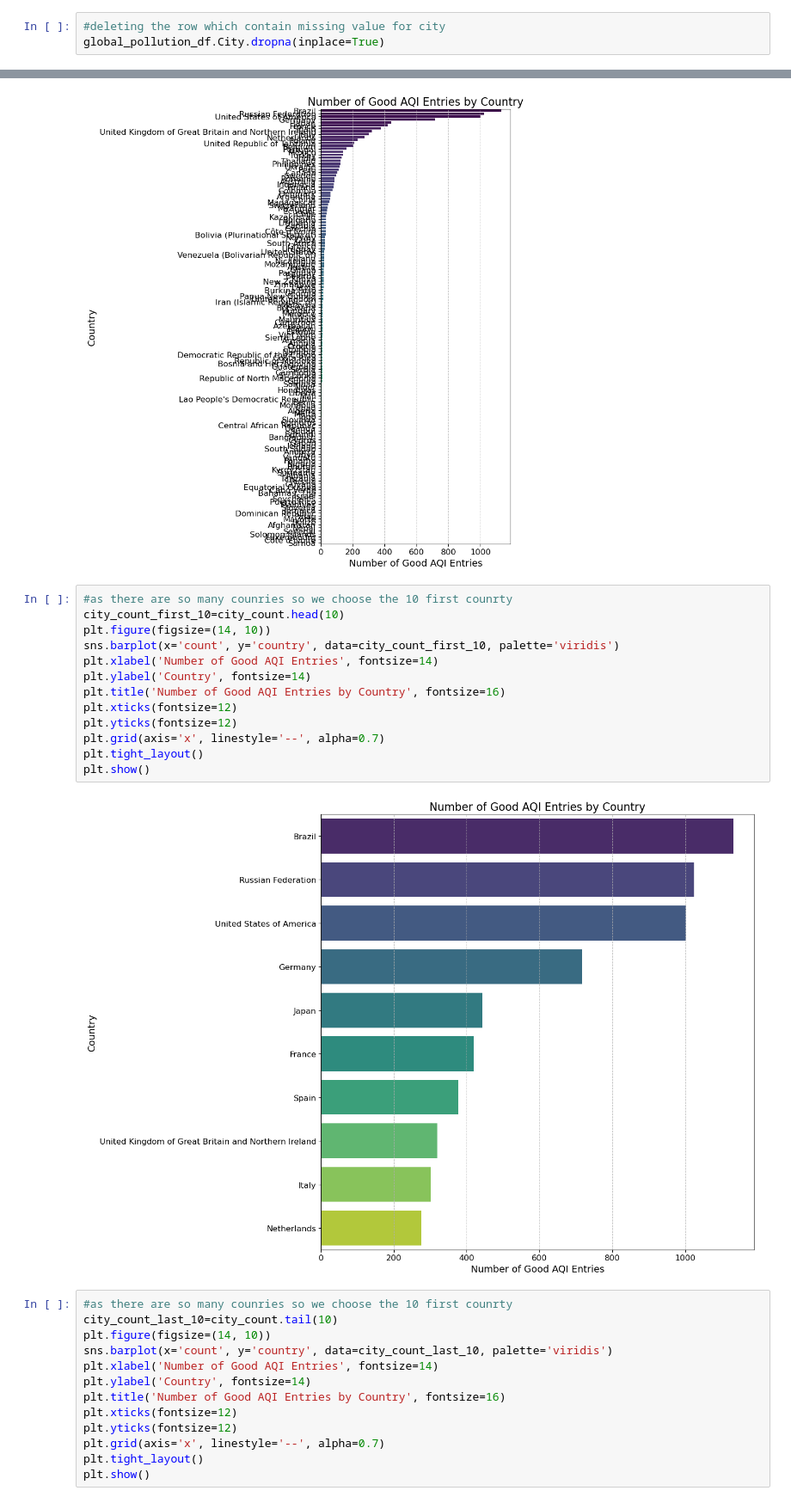
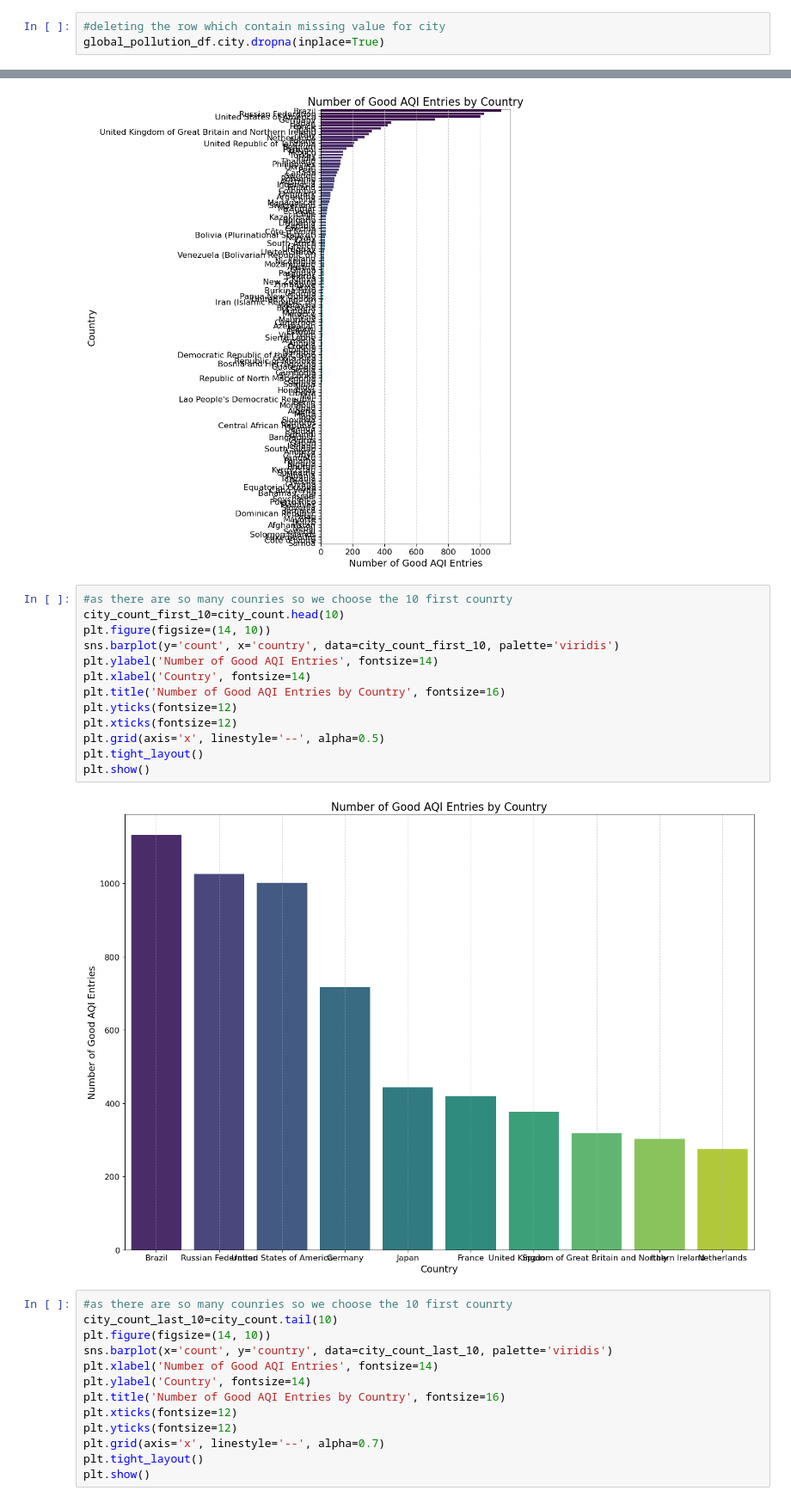
Before and after one commit to fnasiri1990/PROJECT_DA_REDI, a Jupyter notebook: project.ipynb, the cells around one changed output, grey strips where cells are left out. Shown: that part at 86% size. Cells and saved outputs as stored; diff of their text form.

```diff
--- a/project.ipynb
+++ b/project.ipynb
@@ -125,7 +125,7 @@ PM2.5 AQI Category      0
 dtype: int64
 # %%
 #deleting the row which contain missing value for city
-global_pollution_df.City.dropna(inplace=True)
+global_pollution_df.city.dropna(inplace=True)
 # %%
 #fill the nan value with "Missing"
 #global_pollution_df["country"].fillna("Missing",inplace= True)
@@ -233,18 +233,18 @@ plt.show()
 # %%
 #as there are so many counries so we choose the 10 first counrty
 city_count_first_10=city_count.head(10)
 plt.figure(figsize=(14, 10))
-sns.barplot(x='count', y='country', data=city_count_first_10, palette='viridis')
-plt.xlabel('Number of Good AQI Entries', fontsize=14)
-plt.ylabel('Country', fontsize=14)
+sns.barplot(y='count', x='country', data=city_count_first_10, palette='viridis')
+plt.ylabel('Number of Good AQI Entries', fontsize=14)
+plt.xlabel('Country', fontsize=14)
 plt.title('Number of Good AQI Entries by Country', fontsize=16)
+plt.yticks(fontsize=12)
 plt.xticks(fontsize=12)
-plt.yticks(fontsize=12)
-plt.grid(axis='x', linestyle='--', alpha=0.7)
+plt.grid(axis='x', linestyle='--', alpha=0.5)
 plt.tight_layout()
 plt.show()
 # %% [output]
-[figure, old version]
+[figure, new version]
 # %%
 #as there are so many counries so we choose the 10 first counrty
 city_count_last_10=city_count.tail(10)
```
Also changed, not shown: parts of 6 cells of this notebook.
